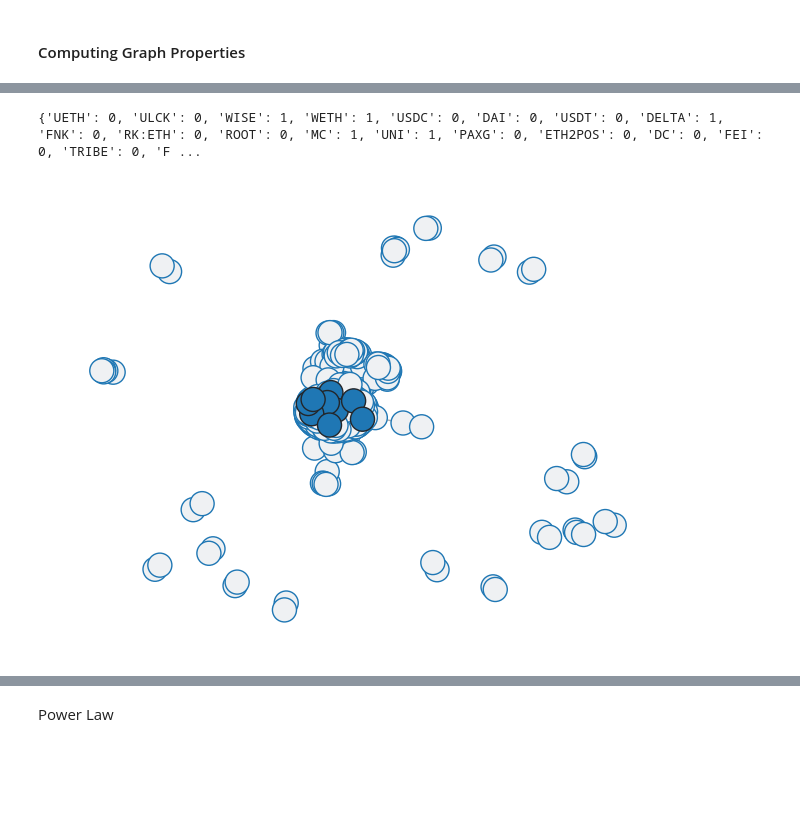
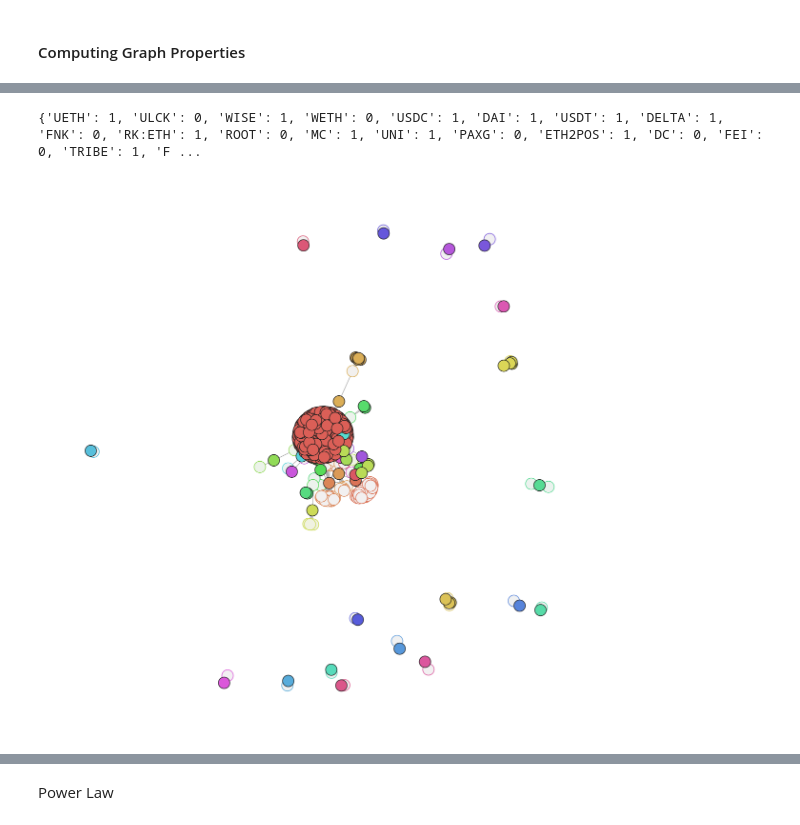
Before and after one commit to tanmaychimurkar/ns_final_project, a Jupyter notebook: properties.ipynb, the cells around one changed output, grey strips where cells are left out. Cells and saved outputs as stored; diff of their text form; code cells hidden in the pictures; blank space fills up the shorter version.

```diff
--- a/properties.ipynb
+++ b/properties.ipynb
@@ -84,17 +146,24 @@ def plot_degree_distribution(g):
 # %%
-def core_periphery_detection(g):
-  alg = cpnet.BE()
-  alg.detect(g)
-  x = alg.get_coreness()
-  c = alg.get_pair_id()
-  print(x,c)
-  fig = plt.figure(figsize=(8,6))
-  ax = plt.gca()
-  ax, pos = cpnet.draw(g,c,x,ax)
+def core_periphery_detection_KM(g):
+    """Core Periphery Detection
+
+    This function allows for multiple cores and peripheries using the KM config algorithm
+
+    :param g: the input graph
+    :return: the plot of the core periphery of the input graph
+    """
+
+    alg = cpnet.KM_config()
+    alg.detect(g)
+    x = alg.get_coreness()
+    c = alg.get_pair_id()
+    print(x)
+    fig = plt.figure(figsize=(15, 15))
+    ax = plt.gca()
+    ax, pos = cpnet.draw(g, c, x, ax)
+
+
+core_periphery_detection_KM(G)
+# %% [output]
+{'UETH': 1, 'ULCK': 0, 'WISE': 1, 'WETH': 0, 'USDC': 1, 'DAI': 1, 'USDT': 1, 'DELTA': 1, 'FNK': 0, 'RK:ETH': 1, 'ROOT': 0, 'MC': 1, 'UNI': 1, 'PAXG': 0, 'ETH2POS': 1, 'DC': 0, 'FEI': 0, 'TRIBE': 1, 'F ...
+[figure, added]
-# %%
-#g_dac, g_aspl, g_dia, g_clustering = operate_on_graph(G)
-#print("The assortativity co-efficient of the network is :", g_dac)
-core_periphery_detection(G)
-# %% [output]
-{'UETH': 0, 'ULCK': 0, 'WISE': 1, 'WETH': 1, 'USDC': 0, 'DAI': 0, 'USDT': 0, 'DELTA': 1, 'FNK': 0, 'RK:ETH': 0, 'ROOT': 0, 'MC': 1, 'UNI': 1, 'PAXG': 0, 'ETH2POS': 0, 'DC': 0, 'FEI': 0, 'TRIBE': 0, 'F ...
-[figure, removed]
```
Also changed, not shown: parts of 13 cells of this notebook.
